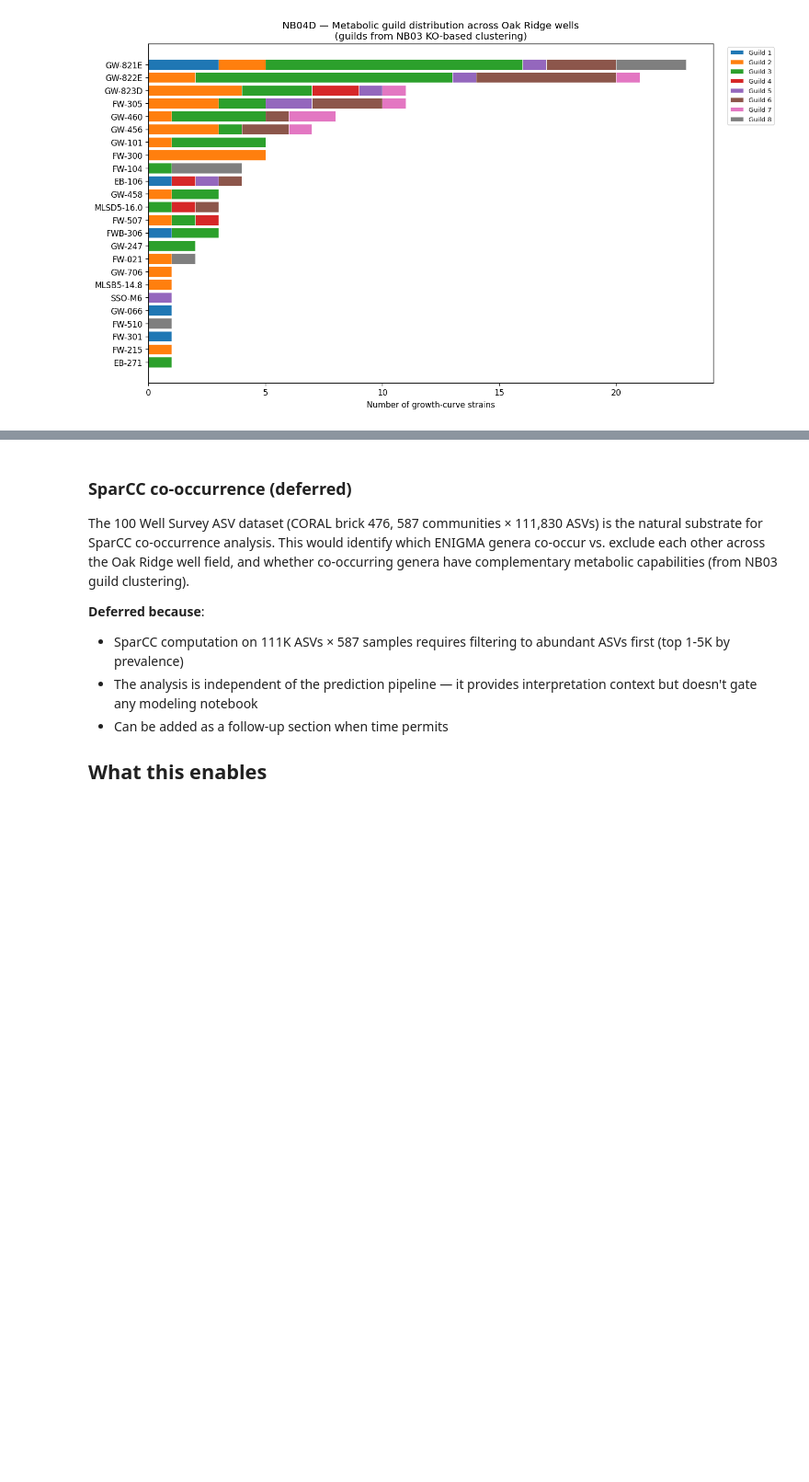
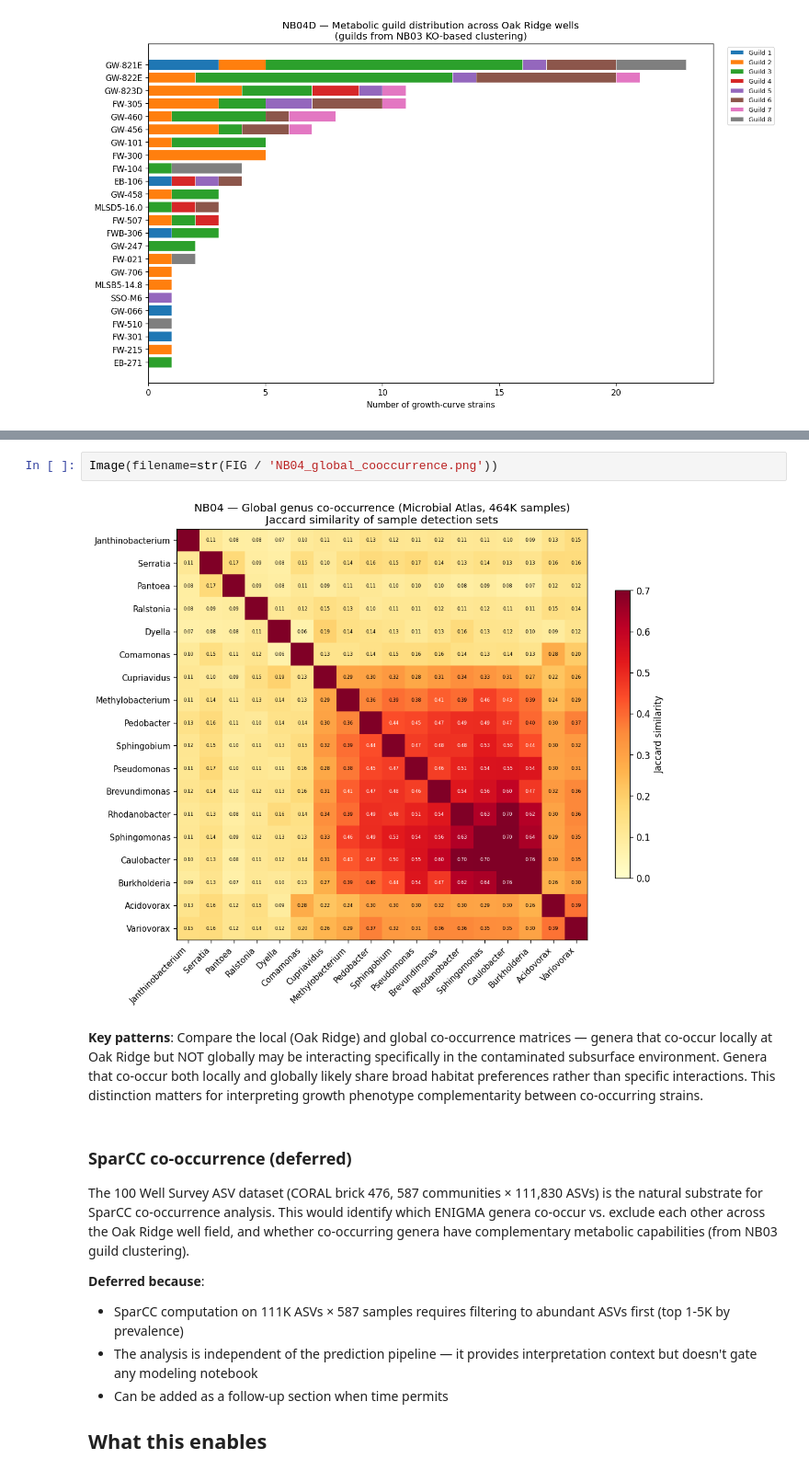
Before and after one commit to kbaseincubator/BERIL-research-observatory, a Jupyter notebook: projects/genotype_to_phenotype_enigma/notebooks/NB04_environmental_context.ipynb, the cells around one changed output, grey strips where cells are left out. Shown at 92% size. Cells and saved outputs as stored; diff of their text form; blank space fills up the shorter version.

```diff
--- a/projects/genotype_to_phenotype_enigma/notebooks/NB04_environmental_context.ipynb
+++ b/projects/genotype_to_phenotype_enigma/notebooks/NB04_environmental_context.ipynb
@@ -121,3 +141,9 @@ Image(filename=str(FIG / 'NB04_well_guild_distribution.png'))
+# %%
+Image(filename=str(FIG / 'NB04_global_cooccurrence.png'))
+# %% [output]
+[figure, added]
+# %% [markdown]
+**Key patterns**: Compare the local (Oak Ridge) and global co-occurrence matrices — genera that co-occur locally at Oak Ridge but NOT globally may be interacting specifically in the contaminated subsurface environment. Genera that co-occur both locally and globally likely share broad habitat preferences rather than specific interactions. This distinction matters for interpreting growth phenotype complementarity between co-occurring strains.
 # %% [markdown]
 ### SparCC co-occurrence (deferred)
 
```
Also changed, not shown: parts of 5 cells of this notebook, 5 other files.
